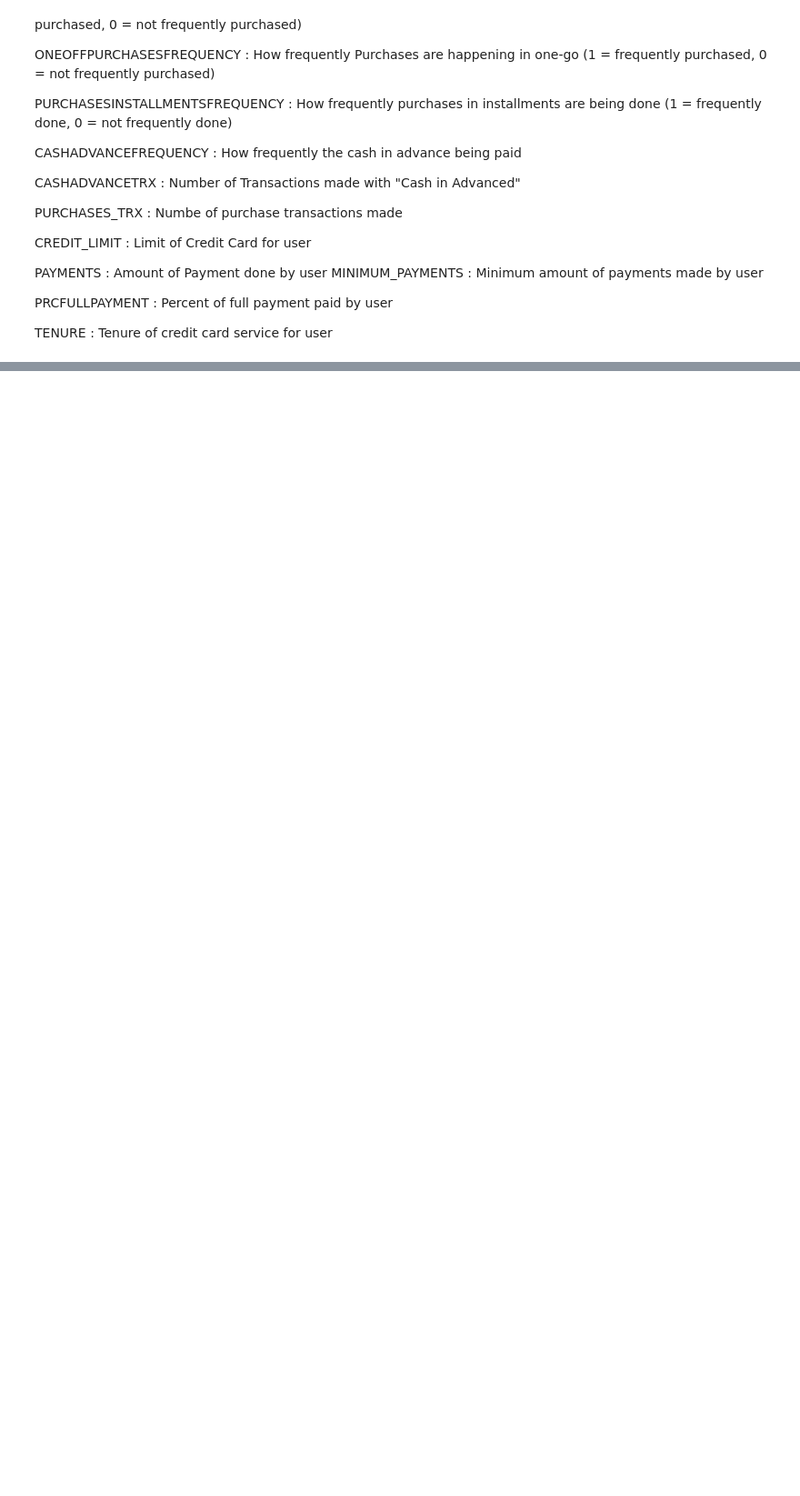
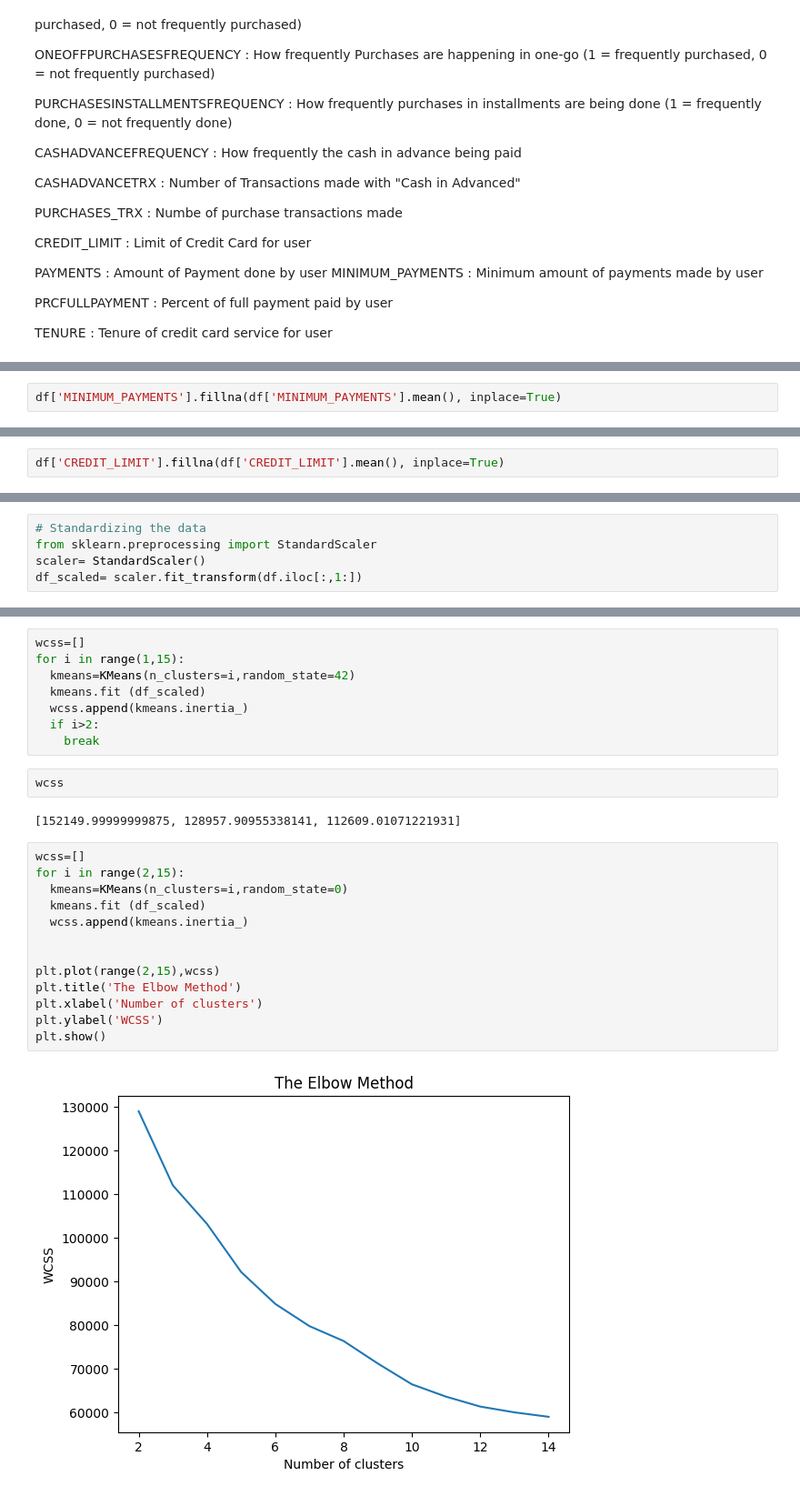
Before and after one commit to Mohammadi-Nilofer/MachineLearning, a Jupyter notebook: KMeans_CC.ipynb, the cells around one changed output, grey strips where cells are left out. Shown: that part at 91% size. Drawn from its saved outputs; the diff is of its cells as text; blank space fills up the shorter version.

```diff
--- a/KMeans_CC.ipynb
+++ b/KMeans_CC.ipynb
@@ -50,0 +173,2 @@ TENURE : Tenure of credit card service for user
+# %%
+df['MINIMUM_PAYMENTS'].fillna(df['MINIMUM_PAYMENTS'].mean(), inplace=True)
@@ -50,0 +204,2 @@ TENURE : Tenure of credit card service for user
+# %%
+df['CREDIT_LIMIT'].fillna(df['CREDIT_LIMIT'].mean(), inplace=True)
@@ -50,0 +284,5 @@ TENURE : Tenure of credit card service for user
+# %%
+# Standardizing the data
+from sklearn.preprocessing import StandardScaler
+scaler= StandardScaler()
+df_scaled= scaler.fit_transform(df.iloc[:,1:])
@@ -50,0 +309,27 @@ TENURE : Tenure of credit card service for user
+# %%
+wcss=[]
+for i in range(1,15):
+  kmeans=KMeans(n_clusters=i,random_state=42)
+  kmeans.fit (df_scaled)
+  wcss.append(kmeans.inertia_)
+  if i>2:
+    break
+# %%
+wcss
+# %% [output]
+[152149.99999999875, 128957.90955338141, 112609.01071221931]
+# %%
+wcss=[]
+for i in range(2,15):
+  kmeans=KMeans(n_clusters=i,random_state=0)
+  kmeans.fit (df_scaled)
+  wcss.append(kmeans.inertia_)
+
+
+plt.plot(range(2,15),wcss)
+plt.title('The Elbow Method')
+plt.xlabel('Number of clusters')
+plt.ylabel('WCSS')
+plt.show()
+# %% [output]
+[figure, added]
```
Also changed, not shown: parts of 53 cells of this notebook.
